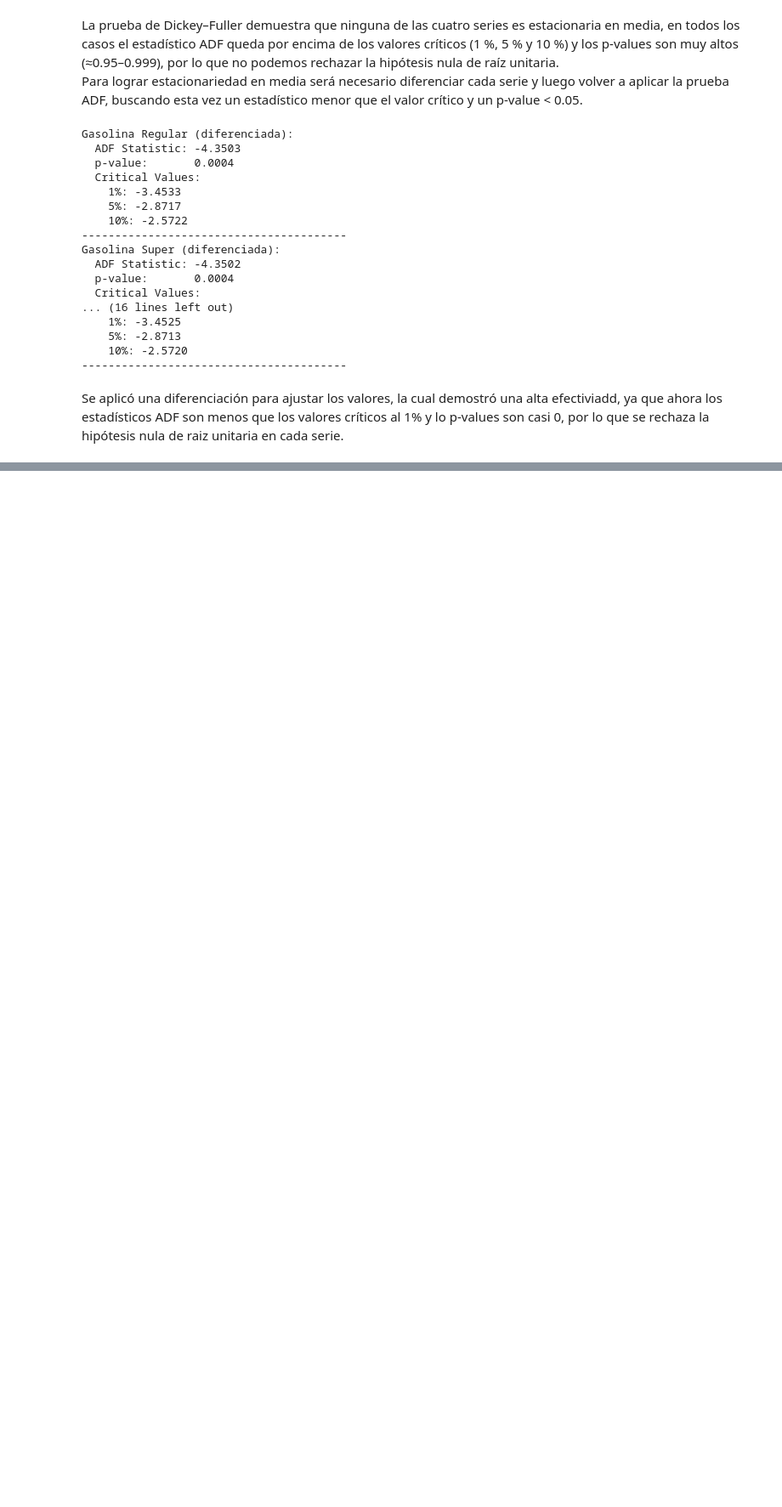
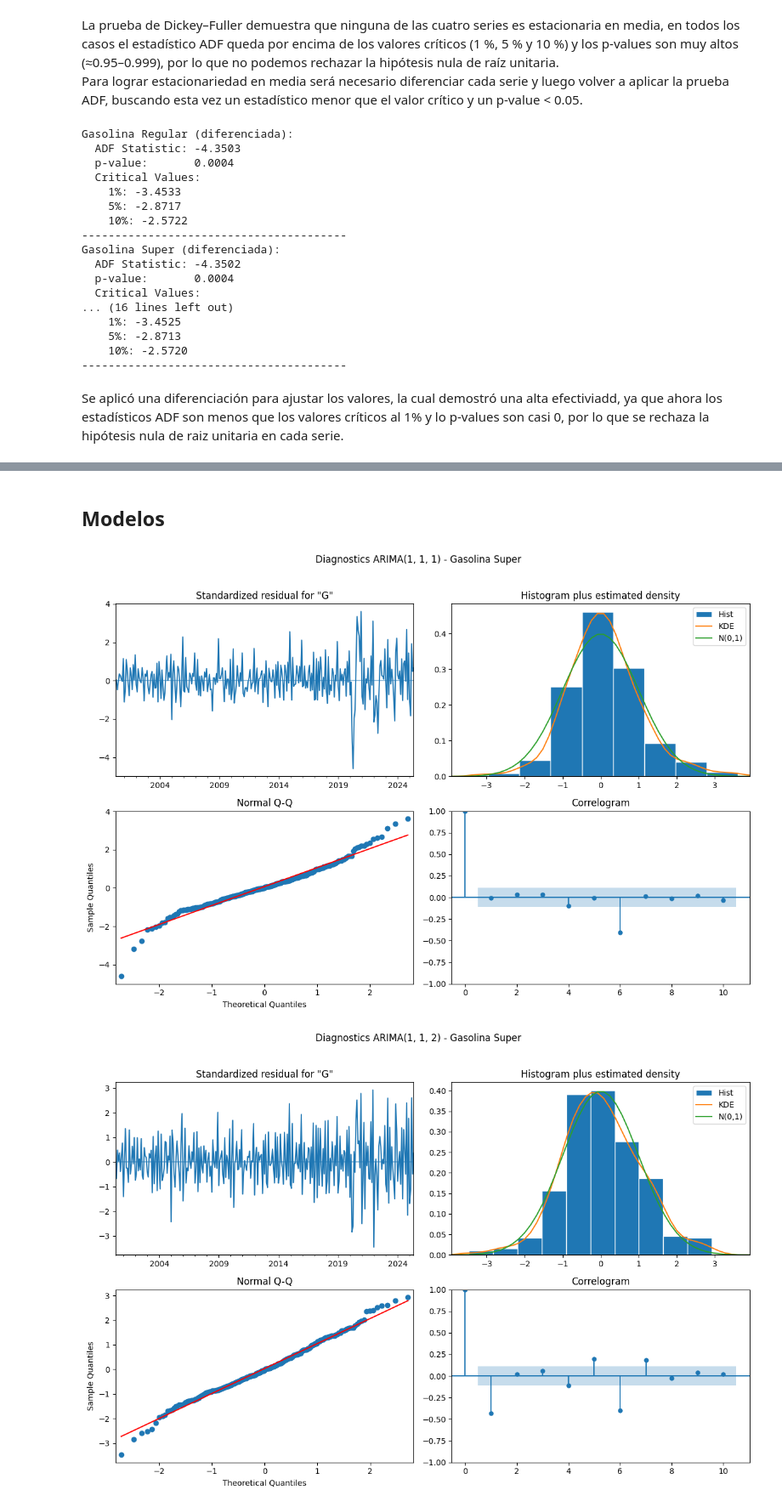
Before and after one commit to chuy-zip/DS_LAB1, a Jupyter notebook: series_time.ipynb, the cells around one changed output, grey strips where cells are left out. Shown at 85% size. Saved outputs shown, nothing was run; the diff lists cells and outputs as text; code cells hidden in the pictures; blank space fills up the shorter version.

Commit message:
two time series finished

```diff
--- a/series_time.ipynb
+++ b/series_time.ipynb
@@ -322,0 +391,43 @@ Se aplicó una diferenciación para ajustar los valores, la cual demostró una a
+# %% [markdown]
+## Modelos
+# %%
+import matplotlib.pyplot as plt
+import pandas as pd
+from statsmodels.tsa.statespace.sarimax import SARIMAX
+from statsmodels.stats.diagnostic import acorr_ljungbox
+
+model_configs = {
+    'Gasolina Super': [(1, 1, 1), (1, 1, 2), (2, 1, 1)],
+    'Diesel': [(5, 1, 2), (1, 1, 1), (2, 1, 1)]
+}
+
+comparison = []
+
+for series, orders in model_configs.items():
+    for order in orders:
+        # Ajustar modelo ARIMA
+        mod = SARIMAX(df_consumo[series], order=order,
+                      enforce_stationarity=False, enforce_invertibility=False)
+        res = mod.fit(disp=False)
+        # Prueba de Ljung-Box en lag 12
+        lb = acorr_ljungbox(res.resid, lags=[12], return_df=True).iloc[0]
+        # Guardar métricas
+        comparison.append({
+            'Serie': series,
+            'Order': order,
+            'AIC': res.aic,
+            'BIC': res.bic,
+            'Ljung-Box p-value (lag12)': lb['lb_pvalue']
+        })
+        # Gráficos de diagnóstico de residuos
+        fig = res.plot_diagnostics(figsize=(12, 8))
+        fig.suptitle(f'Diagnostics ARIMA{order} - {series}', y=1.02)
+        plt.tight_layout()
+        plt.show()
+
+comp_df = pd.DataFrame(comparison)
+comp_df = comp_df.sort_values(['Serie', 'AIC'])
+comp_df
+# %% [output]
+[figure, added]
+[figure, added]
```
Also changed, not shown: parts of 17 cells of this notebook.
